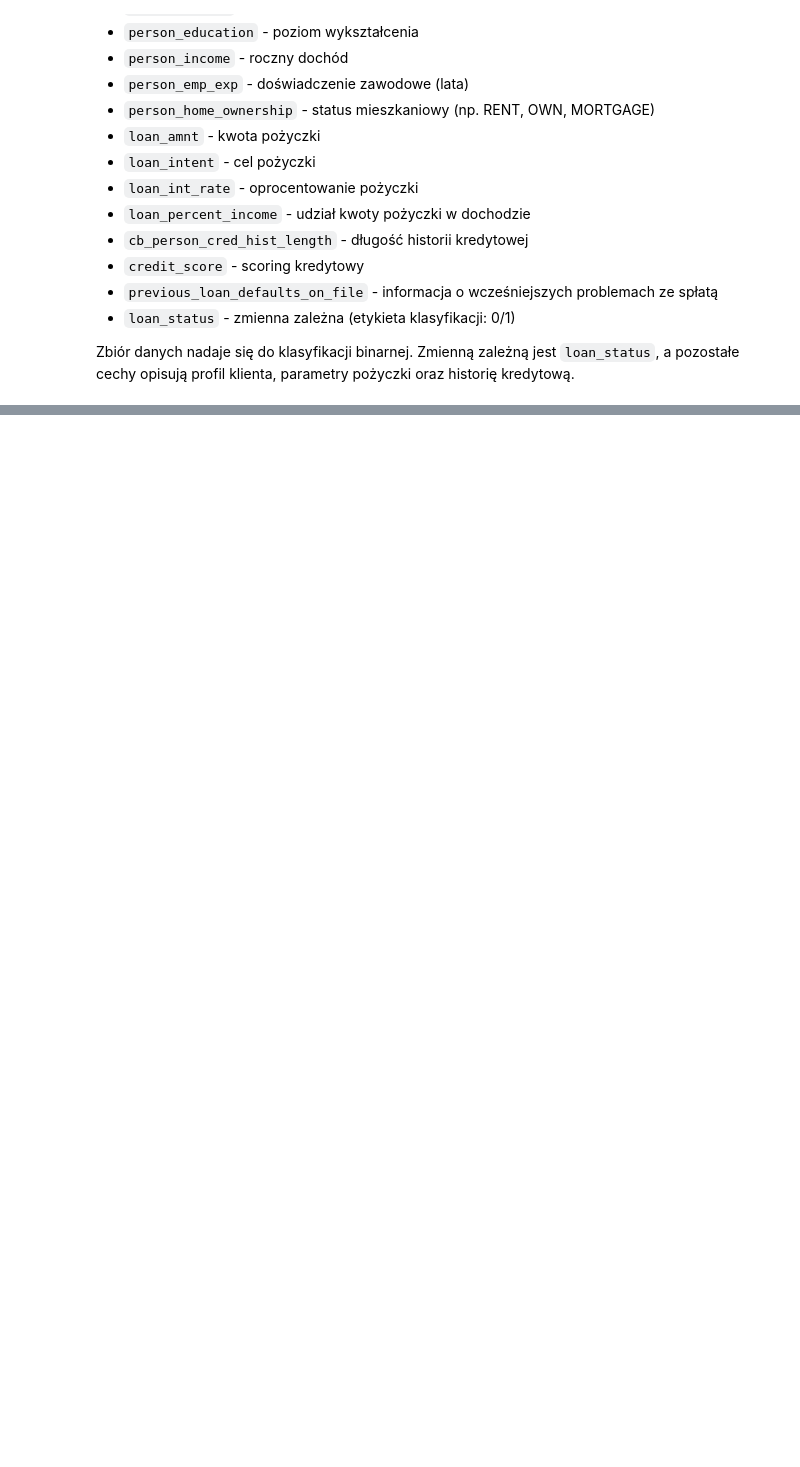
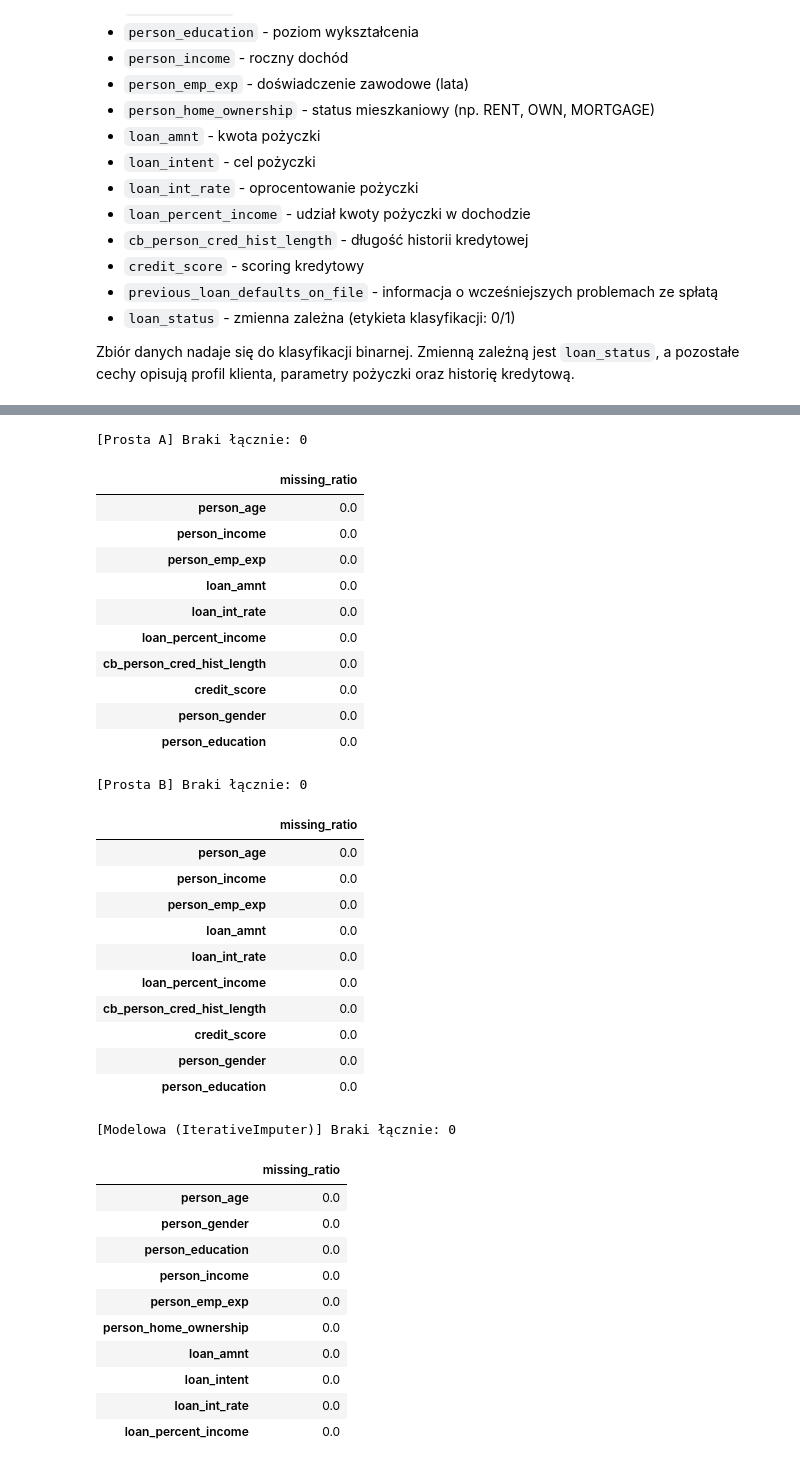
Before and after one commit to kkaczmarskinpg/advanced-ml, a Jupyter notebook: dataset-description.ipynb, the cells around one changed output, grey strips where cells are left out. Saved outputs shown, nothing was run; the diff lists cells and outputs as text; code cells hidden in the pictures; blank space fills up the shorter version.

```diff
--- a/dataset-description.ipynb
+++ b/dataset-description.ipynb
@@ -121,0 +162,80 @@ Zbiór danych nadaje się do klasyfikacji binarnej. Zmienną zależną jest `loa
+# %%
+# --- 1) Prosta imputacja A: mediana + moda ---
+ct_simple_a = ColumnTransformer(
+    transformers=[
+        ("num", SimpleImputer(strategy="median"), num_cols),
+        ("cat", SimpleImputer(strategy="most_frequent"), cat_cols),
+    ],
+    remainder="drop",
+    verbose_feature_names_out=False,
+).set_output(transform="pandas")
+
+X_simple_a = ct_simple_a.fit_transform(X)
+raport_brakow(X_simple_a, "Prosta A")
+
+# --- 2) Prosta imputacja B: średnia + moda ---
+ct_simple_b = ColumnTransformer(
+    transformers=[
+        ("num", SimpleImputer(strategy="mean"), num_cols),
+        ("cat", SimpleImputer(strategy="most_frequent"), cat_cols),
+    ],
+    remainder="drop",
+    verbose_feature_names_out=False,
+).set_output(transform="pandas")
+
+X_simple_b = ct_simple_b.fit_transform(X)
+raport_brakow(X_simple_b, "Prosta B")
+
+# --- 3) Imputacja modelowa: KNNImputer + moda ---
+from sklearn.impute import KNNImputer
+
+# Numeryczne: imputacja modelowa oparta o najblizszych sasiadow
+knn_imp = KNNImputer(n_neighbors=5, weights="uniform")
+X_num_knn = pd.DataFrame(knn_imp.fit_transform(X[num_cols]), columns=num_cols, index=X.index)
+
+# Kategoryczne: prosta moda
+cat_imp = SimpleImputer(strategy="most_frequent")
+X_cat_imp = pd.DataFrame(cat_imp.fit_transform(X[cat_cols]), columns=cat_cols, index=X.index)
+
+X_model_knn = pd.concat([X_num_knn, X_cat_imp], axis=1)[X.columns]
+raport_brakow(X_model_knn, "Modelowa (KNNImputer)")
+
+# Gotowe zestawy do dalszego modelowania klasyfikacji:
+# X_simple_a, X_simple_b, X_model_knn oraz y (bez brakow)
+# %% [output]
+[Prosta A] Braki łącznie: 0
+|  | missing_ratio |
+| person_age | 0.0 |
+| person_income | 0.0 |
+| person_emp_exp | 0.0 |
+| loan_amnt | 0.0 |
+| loan_int_rate | 0.0 |
+| loan_percent_income | 0.0 |
+| cb_person_cred_hist_length | 0.0 |
+| credit_score | 0.0 |
+| person_gender | 0.0 |
+| person_education | 0.0 |
+[Prosta B] Braki łącznie: 0
+|  | missing_ratio |
+| person_age | 0.0 |
+| person_income | 0.0 |
+| person_emp_exp | 0.0 |
+| loan_amnt | 0.0 |
+| loan_int_rate | 0.0 |
+| loan_percent_income | 0.0 |
+| cb_person_cred_hist_length | 0.0 |
+| credit_score | 0.0 |
+| person_gender | 0.0 |
+| person_education | 0.0 |
+[Modelowa (IterativeImputer)] Braki łącznie: 0
+|  | missing_ratio |
+| person_age | 0.0 |
+| person_gender | 0.0 |
+| person_education | 0.0 |
+| person_income | 0.0 |
+| person_emp_exp | 0.0 |
+| person_home_ownership | 0.0 |
+| loan_amnt | 0.0 |
+| loan_intent | 0.0 |
+| loan_int_rate | 0.0 |
+| loan_percent_income | 0.0 |
```
Also changed, not shown: parts of 6 cells of this notebook, 9 other files.
